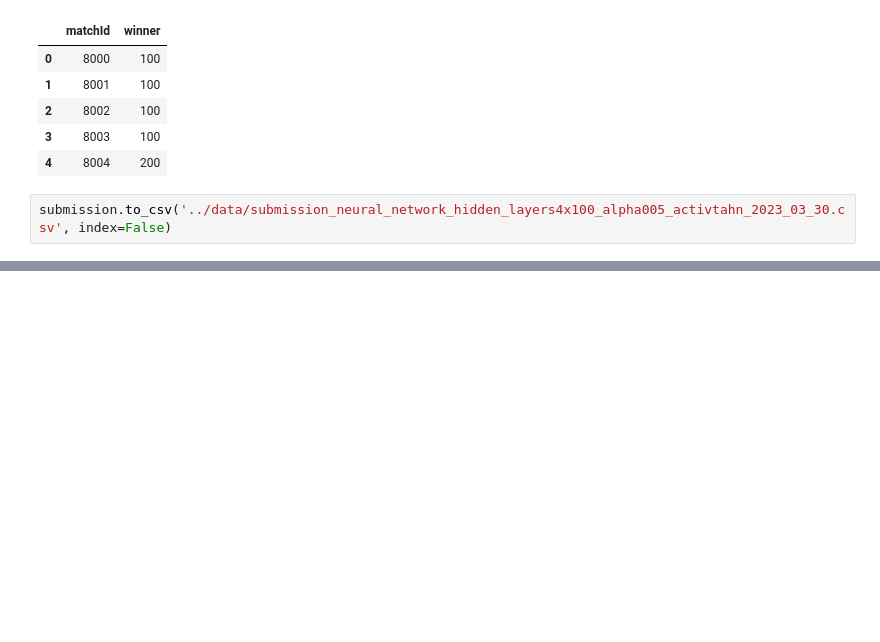
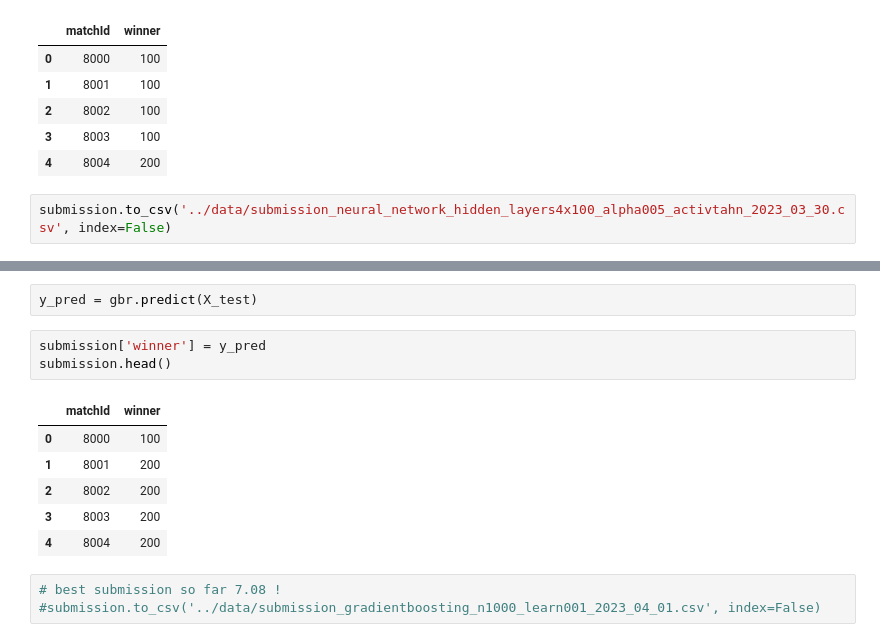
Before and after one commit to nss-data-science-cohort-6/kaggle_lol-elden-ring, a Jupyter notebook: notebooks/nn_prediction_models.ipynb, the cells around one changed output, grey strips where cells are left out. Saved outputs shown, nothing was run; the diff lists cells and outputs as text; blank space fills up the shorter version.

```diff
--- a/notebooks/nn_prediction_models.ipynb
+++ b/notebooks/nn_prediction_models.ipynb
@@ -253,0 +339,15 @@ submission.to_csv('../data/submission_neural_network_hidden_layers4x100_alpha005
+# %%
+y_pred = gbr.predict(X_test)
+# %%
+submission['winner'] = y_pred
+submission.head()
+# %% [output]
+|  | matchId | winner |
+| 0 | 8000 | 100 |
+| 1 | 8001 | 200 |
+| 2 | 8002 | 200 |
+| 3 | 8003 | 200 |
+| 4 | 8004 | 200 |
+# %%
+# best submission so far 7.08 !
+#submission.to_csv('../data/submission_gradientboosting_n1000_learn001_2023_04_01.csv', index=False)
```
Also changed, not shown: parts of 6 cells of this notebook.
